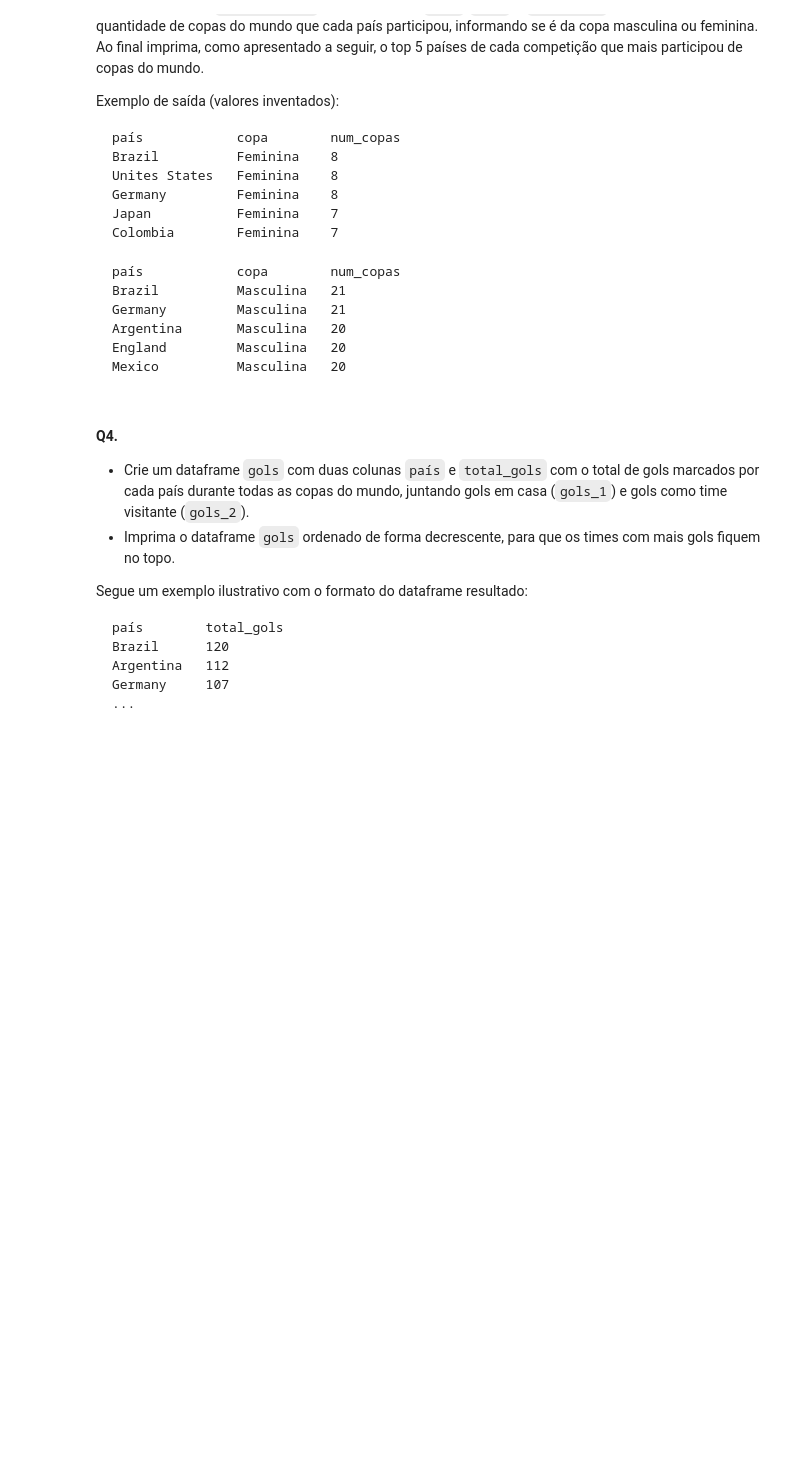
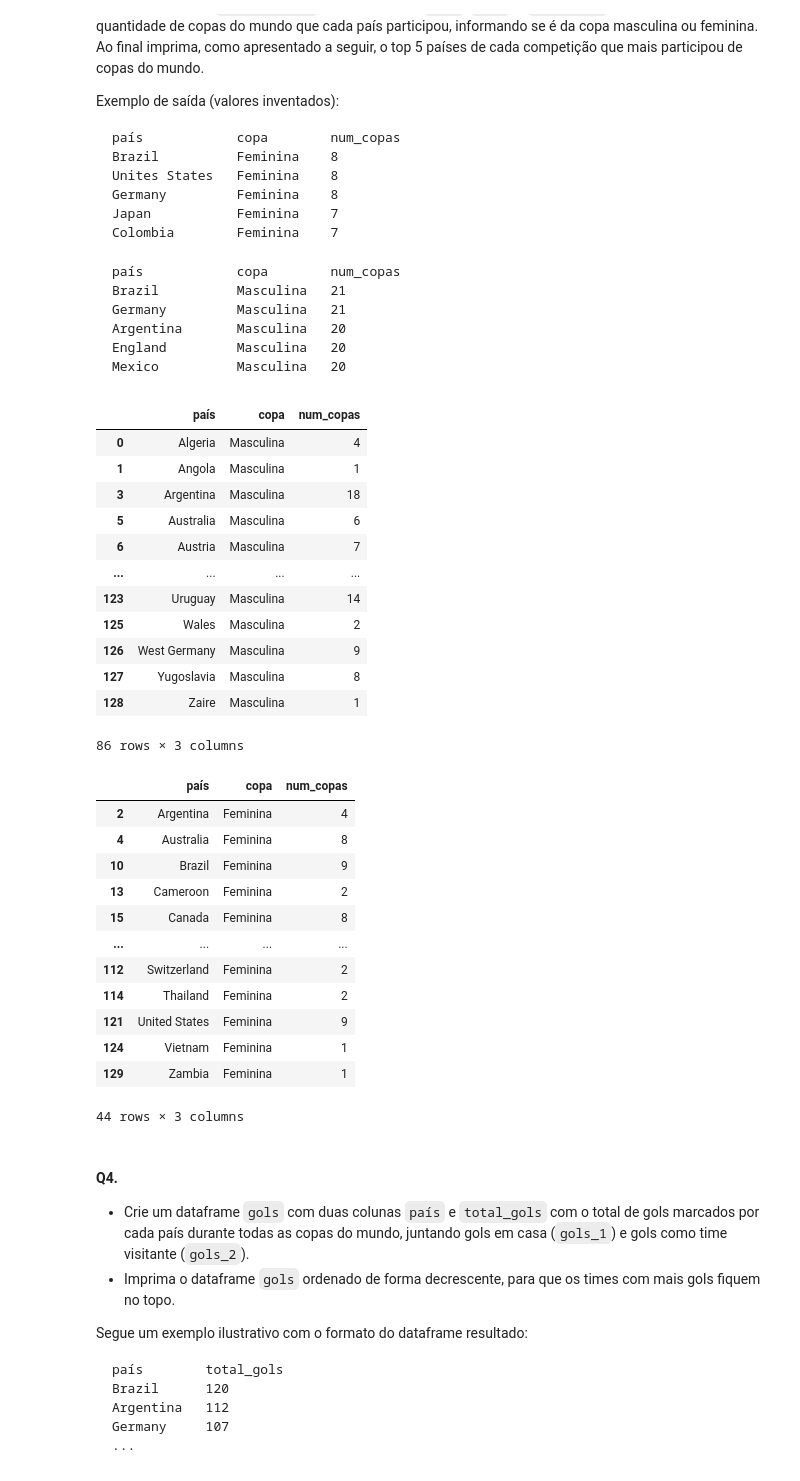
Before and after one commit to Alexandre-CES/desenvolve-python-intermediario, a Jupyter notebook: modulo3/3.06-Pandas.ipynb, the cells around one changed output. Saved outputs shown, nothing was run; the diff lists cells and outputs as text; code cells hidden in the pictures; blank space fills up the shorter version.

````diff
--- a/modulo3/3.06-Pandas.ipynb
+++ b/modulo3/3.06-Pandas.ipynb
@@ -182,6 +182,54 @@ Argentina       Masculina   20
 England         Masculina   20
 Mexico          Masculina   20
 ```
+# %%
+#divide time_1 de time_2, os transformando em "país"
+time_1_df = wc[['time_1', 'ano', 'copa']].rename(columns={'time_1': 'país'})
+time_2_df = wc[['time_2', 'ano', 'copa']].rename(columns={'time_2': 'país'})
+
+#concatena os dois
+participacao_df = pd.concat([time_1_df, time_2_df])
+
+#remover países repetidos em cada ano
+participacao_df = participacao_df.drop_duplicates(subset=['país', 'ano'])
+
+#agrupar os países com as copas, contando quantidade de cada ocorrência e resetando o índice
+participacao = participacao_df.groupby(['país', 'copa']).size().reset_index(name='num_copas')
+
+#dividir masculina de feiminina
+participacao_masculina = participacao[participacao['copa'] == 'Masculina']
+participacao_feminina = participacao[participacao['copa'] == 'Feminina']
+
+#mostrar na tela
+display(participacao_masculina)
+display(participacao_feminina)
+# %% [output]
+|  | país | copa | num_copas |
+| 0 | Algeria | Masculina | 4 |
+| 1 | Angola | Masculina | 1 |
+| 3 | Argentina | Masculina | 18 |
+| 5 | Australia | Masculina | 6 |
+| 6 | Austria | Masculina | 7 |
+| ... | ... | ... | ... |
+| 123 | Uruguay | Masculina | 14 |
+| 125 | Wales | Masculina | 2 |
+| 126 | West Germany | Masculina | 9 |
+| 127 | Yugoslavia | Masculina | 8 |
+| 128 | Zaire | Masculina | 1 |
+86 rows × 3 columns
+|  | país | copa | num_copas |
+| 2 | Argentina | Feminina | 4 |
+| 4 | Australia | Feminina | 8 |
+| 10 | Brazil | Feminina | 9 |
+| 13 | Cameroon | Feminina | 2 |
+| 15 | Canada | Feminina | 8 |
+| ... | ... | ... | ... |
+| 112 | Switzerland | Feminina | 2 |
+| 114 | Thailand | Feminina | 2 |
+| 121 | United States | Feminina | 9 |
+| 124 | Vietnam | Feminina | 1 |
+| 129 | Zambia | Feminina | 1 |
+44 rows × 3 columns
 # %% [markdown]
 #### Q4.
 * Crie um dataframe `gols` com duas colunas `país` e `total_gols` com o total de gols marcados por cada país durante todas as copas do mundo, juntando gols em casa (`gols_1`) e gols como time visitante (`gols_2`).
````
Also changed, not shown: parts of 3 cells of this notebook.
